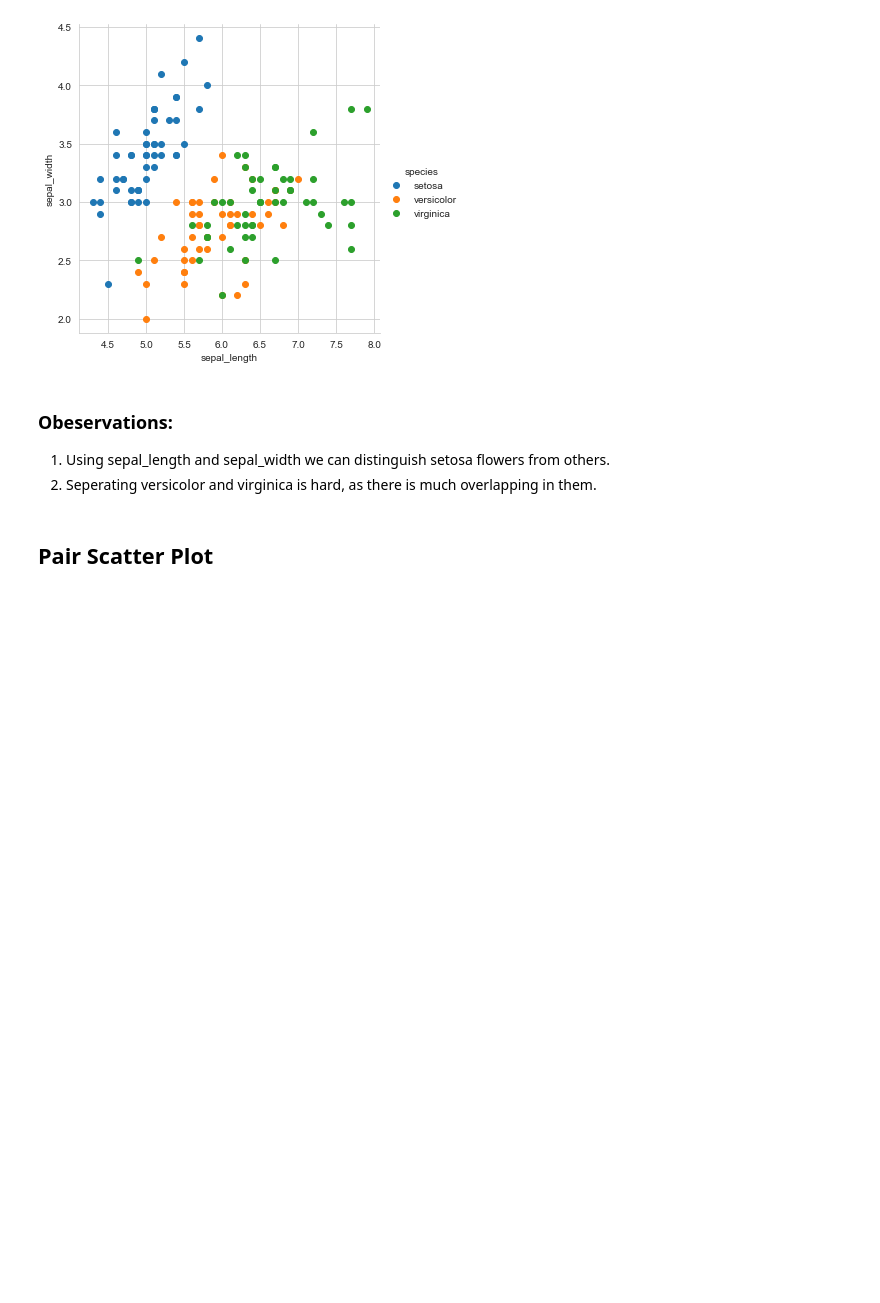
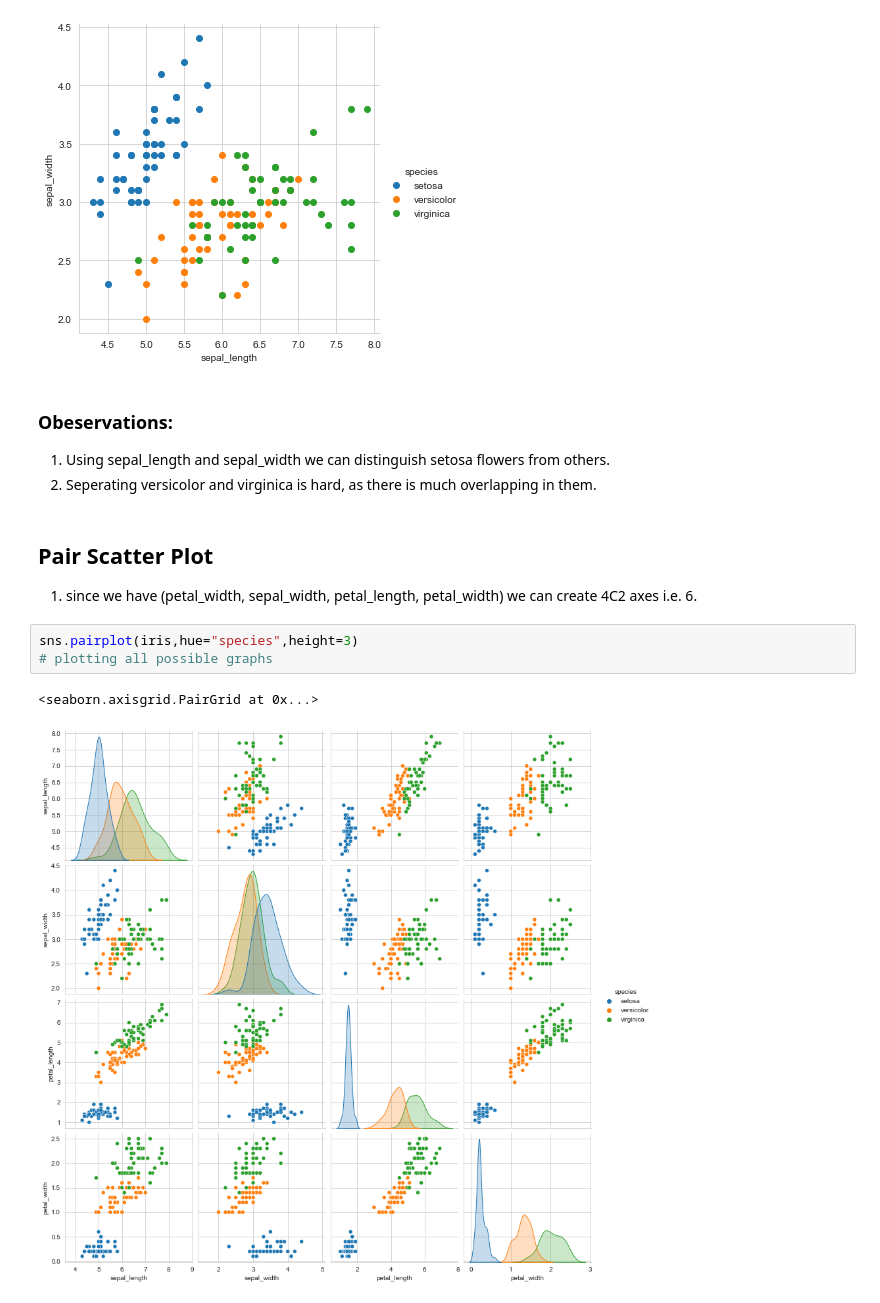
Before and after one commit to kameshkotwani/analytics, a Jupyter notebook: irisdataset/page1.ipynb, the cells around one changed output. Cells and saved outputs as stored; diff of their text form; blank space fills up the shorter version.

Commit message:
pair plot

```diff
--- a/irisdataset/page1.ipynb
+++ b/irisdataset/page1.ipynb
@@ -42,5 +42,13 @@ sns.FacetGrid(iris,hue="species",height=5).map(plt.scatter,"sepal_length","sepal
 
 1. Using sepal_length and sepal_width we can distinguish setosa flowers from others.
 2. Seperating versicolor and virginica is hard, as there is much overlapping in them.
-# %% [markdown]
-## Pair Scatter Plot
+# %% [markdown]
+## Pair Scatter Plot
+
+1. since we have (petal_width, sepal_width, petal_length, petal_width) we can create 4C2 axes i.e. 6.
+# %%
+sns.pairplot(iris,hue="species",height=3)
+# plotting all possible graphs
+# %% [output]
+<seaborn.axisgrid.PairGrid at 0x...>
+[figure, added]
```
